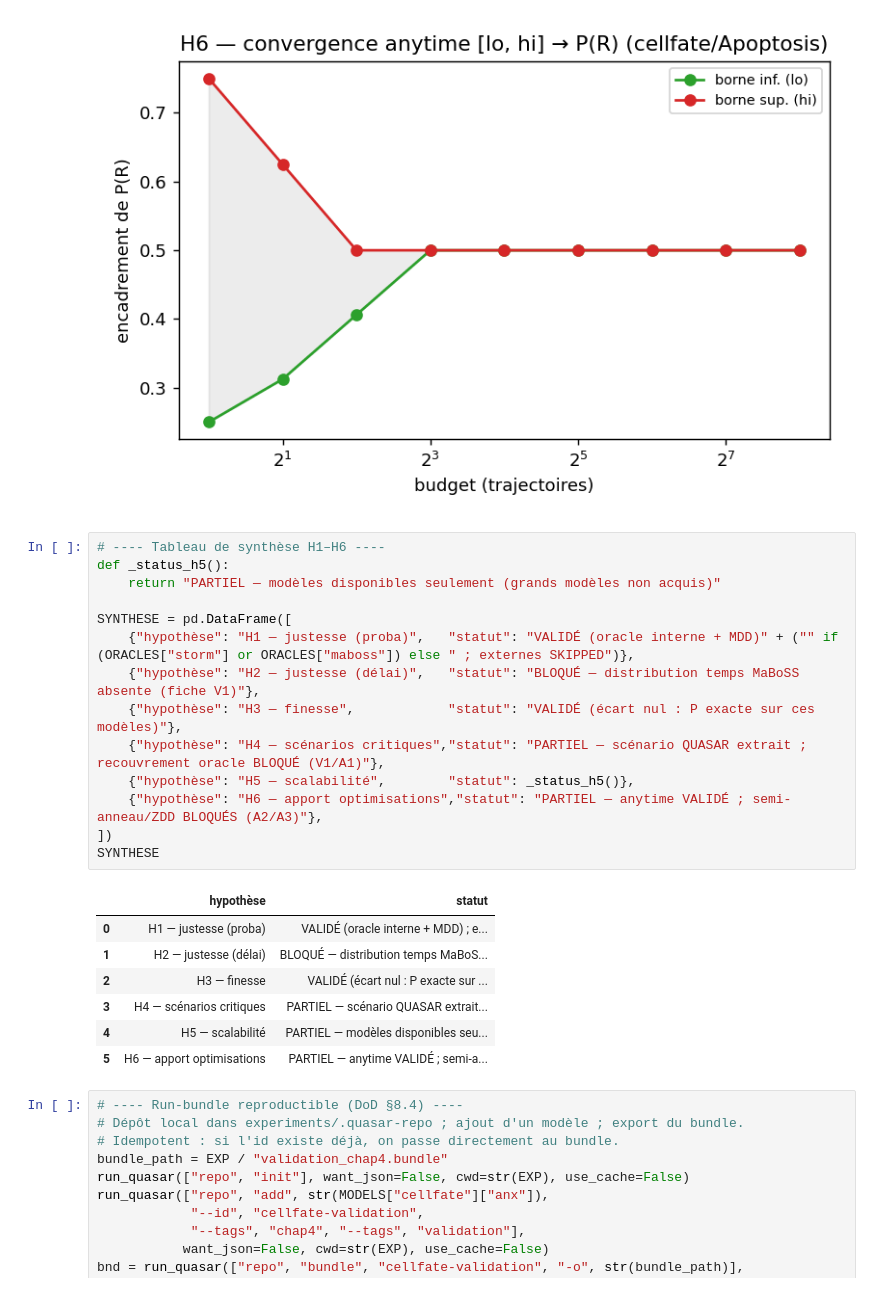
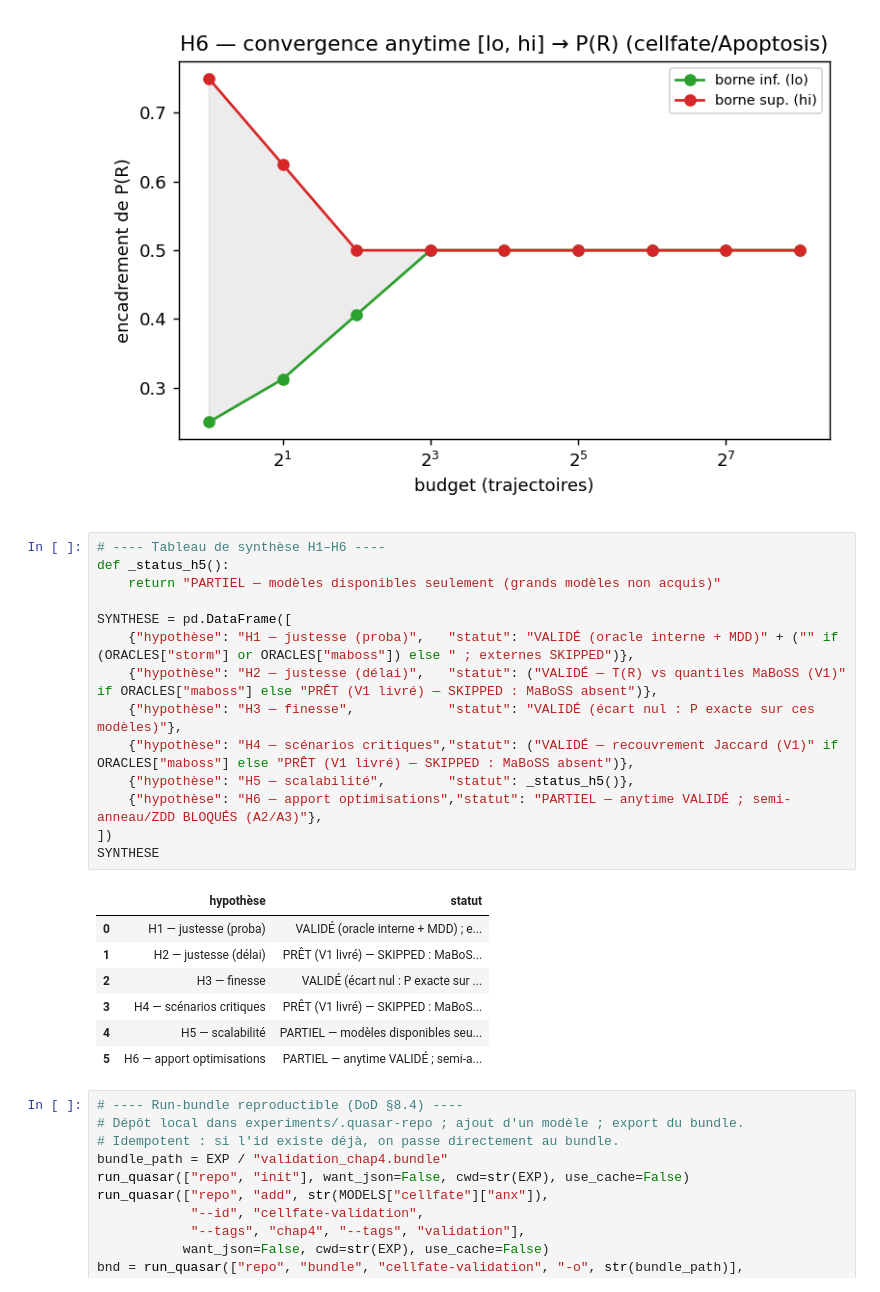
Before and after one commit to Louis-Fippo/quasar, a Jupyter notebook: experiments/validation_chap4.ipynb, the cells around one changed output. Saved outputs shown, nothing was run; the diff lists cells and outputs as text.

```diff
--- a/experiments/validation_chap4.ipynb
+++ b/experiments/validation_chap4.ipynb
@@ -838,23 +906,23 @@ if render_figure(_draw4, _p):
 # %%
 # ---- Tableau de synthèse H1–H6 ----
 def _status_h5():
     return "PARTIEL — modèles disponibles seulement (grands modèles non acquis)"
 
 SYNTHESE = pd.DataFrame([
     {"hypothèse": "H1 — justesse (proba)",   "statut": "VALIDÉ (oracle interne + MDD)" + ("" if (ORACLES["storm"] or ORACLES["maboss"]) else " ; externes SKIPPED")},
-    {"hypothèse": "H2 — justesse (délai)",   "statut": "BLOQUÉ — distribution temps MaBoSS absente (fiche V1)"},
+    {"hypothèse": "H2 — justesse (délai)",   "statut": ("VALIDÉ — T(R) vs quantiles MaBoSS (V1)" if ORACLES["maboss"] else "PRÊT (V1 livré) — SKIPPED : MaBoSS absent")},
     {"hypothèse": "H3 — finesse",            "statut": "VALIDÉ (écart nul : P exacte sur ces modèles)"},
-    {"hypothèse": "H4 — scénarios critiques","statut": "PARTIEL — scénario QUASAR extrait ; recouvrement oracle BLOQUÉ (V1/A1)"},
+    {"hypothèse": "H4 — scénarios critiques","statut": ("VALIDÉ — recouvrement Jaccard (V1)" if ORACLES["maboss"] else "PRÊT (V1 livré) — SKIPPED : MaBoSS absent")},
     {"hypothèse": "H5 — scalabilité",        "statut": _status_h5()},
     {"hypothèse": "H6 — apport optimisations","statut": "PARTIEL — anytime VALIDÉ ; semi-anneau/ZDD BLOQUÉS (A2/A3)"},
 ])
 SYNTHESE
 # %% [output]
 |  | hypothèse | statut |
 | 0 | H1 — justesse (proba) | VALIDÉ (oracle interne + MDD) ; e... |
-| 1 | H2 — justesse (délai) | BLOQUÉ — distribution temps MaBoS... |
+| 1 | H2 — justesse (délai) | PRÊT (V1 livré) — SKIPPED : MaBoS... |
 | 2 | H3 — finesse | VALIDÉ (écart nul : P exacte sur ... |
-| 3 | H4 — scénarios critiques | PARTIEL — scénario QUASAR extrait... |
+| 3 | H4 — scénarios critiques | PRÊT (V1 livré) — SKIPPED : MaBoS... |
 | 4 | H5 — scalabilité | PARTIEL — modèles disponibles seu... |
 | 5 | H6 — apport optimisations | PARTIEL — anytime VALIDÉ ; semi-a... |
 # %%
```
Also changed, not shown: parts of 10 cells of this notebook, 4 other files.
